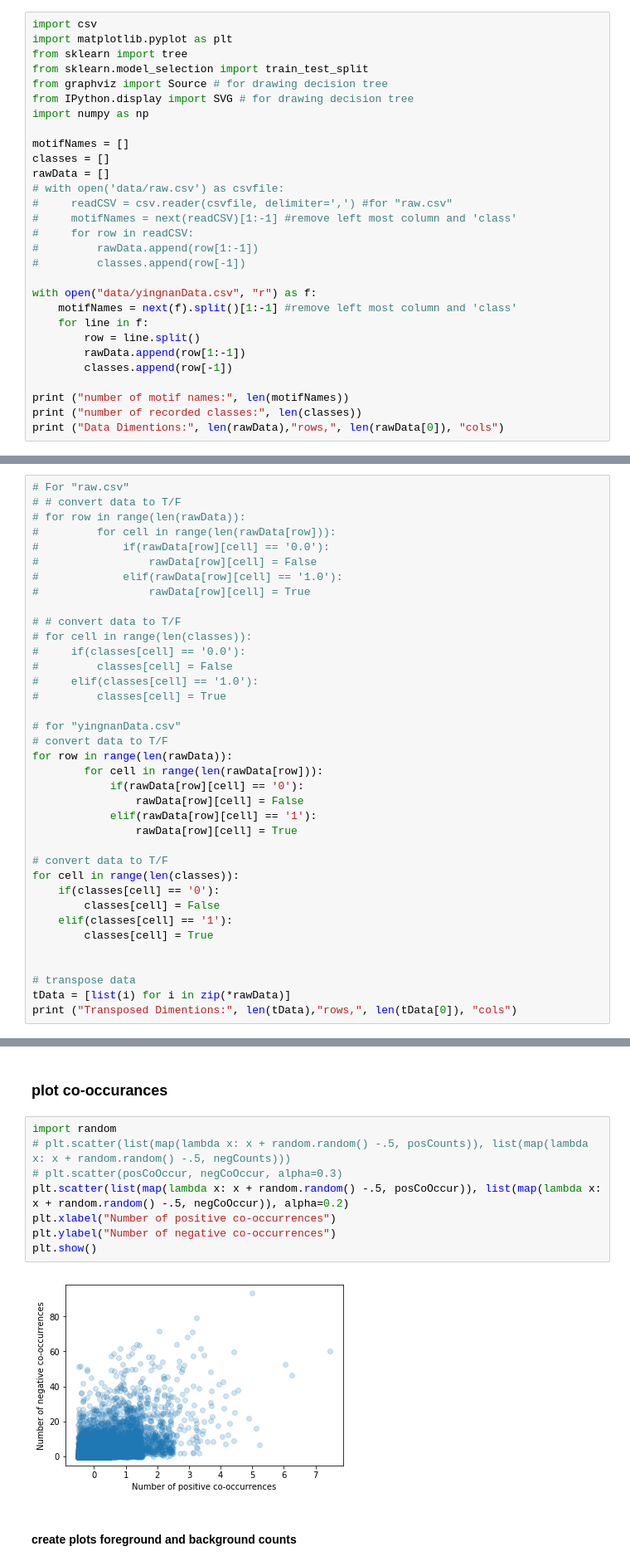
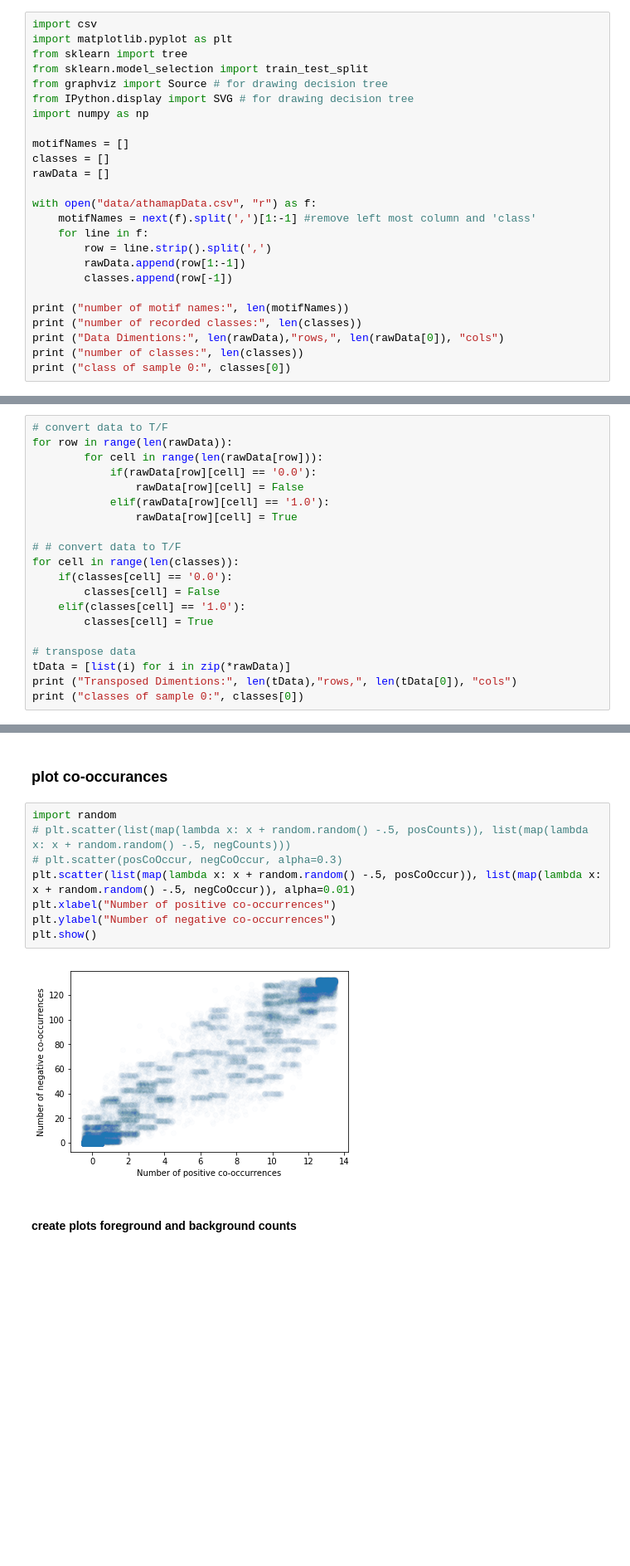
Before and after one commit to mullinmax/IS, a Jupyter notebook: Feature selection.ipynb, the cells around one changed output, grey strips where cells are left out. Shown at 83% size. Saved outputs shown, nothing was run; the diff lists cells and outputs as text; blank space fills up the shorter version.

```diff
--- a/Feature selection.ipynb
+++ b/Feature selection.ipynb
@@ -13,23 +13,19 @@ import numpy as np
 motifNames = []
 classes = []
 rawData = []
-# with open('data/raw.csv') as csvfile:
-#     readCSV = csv.reader(csvfile, delimiter=',') #for "raw.csv"
-#     motifNames = next(readCSV)[1:-1] #remove left most column and 'class'
-#     for row in readCSV:
-#         rawData.append(row[1:-1])
-#         classes.append(row[-1])
 
-with open("data/yingnanData.csv", "r") as f:
-    motifNames = next(f).split()[1:-1] #remove left most column and 'class'
+with open("data/athamapData.csv", "r") as f:
+    motifNames = next(f).split(',')[1:-1] #remove left most column and 'class'
     for line in f:
-        row = line.split()
+        row = line.strip().split(',')
         rawData.append(row[1:-1])
         classes.append(row[-1])
 
 print ("number of motif names:", len(motifNames))
 print ("number of recorded classes:", len(classes))
 print ("Data Dimentions:", len(rawData),"rows,", len(rawData[0]), "cols")
+print ("number of classes:", len(classes))
+print ("class of sample 0:", classes[0])
 # %% [output]
 number of motif names: 182
 number of recorded classes: 145
@@ -37,40 +35,23 @@ Data Dimentions: 145 rows, 182 cols
 # %% [markdown]
 #### Transpose data and convert to true / false for simpler code
 # %%
-# For "raw.csv"
-# # convert data to T/F
-# for row in range(len(rawData)):
-#         for cell in range(len(rawData[row])):
-#             if(rawData[row][cell] == '0.0'):
-#                 rawData[row][cell] = False
-#             elif(rawData[row][cell] == '1.0'):
-#                 rawData[row][cell] = True
-
-# # convert data to T/F
-# for cell in range(len(classes)):
-#     if(classes[cell] == '0.0'):
-#         classes[cell] = False
-#     elif(classes[cell] == '1.0'):
-#         classes[cell] = True
-
-# for "yingnanData.csv"
 # convert data to T/F
 for row in range(len(rawData)):
         for cell in range(len(rawData[row])):
-            if(rawData[row][cell] == '0'):
+            if(rawData[row][cell] == '0.0'):
                 rawData[row][cell] = False
-            elif(rawData[row][cell] == '1'):
+            elif(rawData[row][cell] == '1.0'):
                 rawData[row][cell] = True
 
-# convert data to T/F
+# # convert data to T/F
 for cell in range(len(classes)):
-    if(classes[cell] == '0'):
+    if(classes[cell] == '0.0'):
         classes[cell] = False
-    elif(classes[cell] == '1'):
+    elif(classes[cell] == '1.0'):
         classes[cell] = True
-
 
 # transpose data
 tData = [list(i) for i in zip(*rawData)]
 print ("Transposed Dimentions:", len(tData),"rows,", len(tData[0]), "cols")
+print ("classes of sample 0:", classes[0])
 # %% [output]
@@ -120,13 +102,13 @@ for primaryMotif in range(len(tData)):
 # %%
 import random
 # plt.scatter(list(map(lambda x: x + random.random() -.5, posCounts)), list(map(lambda x: x + random.random() -.5, negCounts)))
 # plt.scatter(posCoOccur, negCoOccur, alpha=0.3)
-plt.scatter(list(map(lambda x: x + random.random() -.5, posCoOccur)), list(map(lambda x: x + random.random() -.5, negCoOccur)), alpha=0.2)
+plt.scatter(list(map(lambda x: x + random.random() -.5, posCoOccur)), list(map(lambda x: x + random.random() -.5, negCoOccur)), alpha=0.01)
 plt.xlabel("Number of positive co-occurrences")
 plt.ylabel("Number of negative co-occurrences")
 plt.show()
 # %% [output]
-[figure, old version]
+[figure, new version]
 # %% [markdown]
 #### create plots foreground and background counts
 # %%
```
Also changed, not shown: parts of 8 cells of this notebook, 10 other files.
